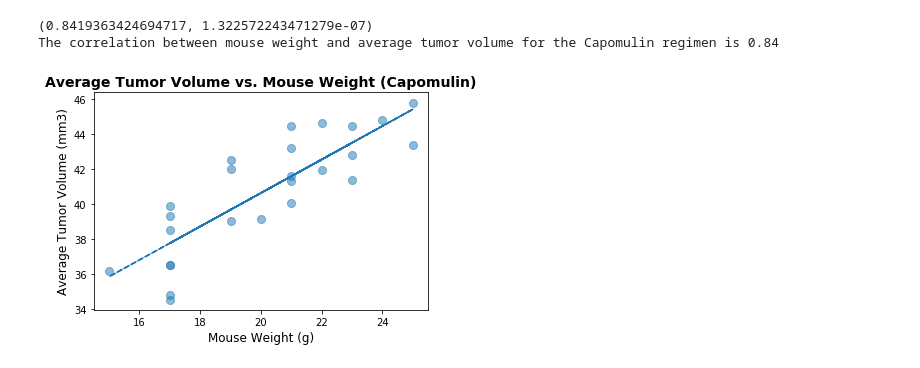
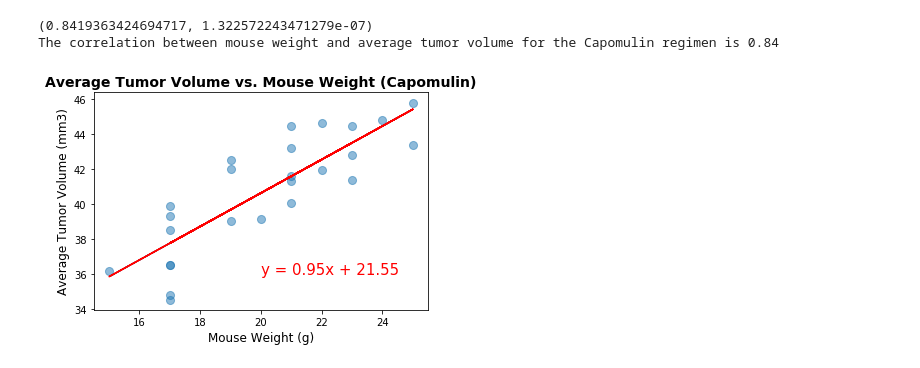
Before and after one commit to briennecole/matplotlib_challenge, a Jupyter notebook: pymaceuticals_challenge.ipynb, the cells around one changed output. Drawn from its saved outputs; the diff is of its cells as text; code cells hidden in the pictures.

```diff
--- a/pymaceuticals_challenge.ipynb
+++ b/pymaceuticals_challenge.ipynb
@@ -365,31 +369,30 @@ The correlation between mouse weight and average tumor volume for the Capomulin
 # %%
 # Linear Regression Model
 tv_slope, tv_int, tv_r, tv_p, tv_std_err = st.linregress(weight, avg_vol)
 #tv_slope, tv_int, tv_r, tv_p, tv_std_err
 
 # Create equation of line to calculate predicted violent crime rate
 # example : vc_fit = vc_slope * year + vc_int
 
 tv_line = tv_slope * weight + tv_int
 
-# tv_line
+# Plot Original Scatter
 
 plt.scatter(weight, avg_vol, s=65, alpha=.5)
 plt.plot(weight, tv_line, "--")
 plt.xlabel('Mouse Weight (g)', fontsize=12)
 plt.ylabel('Average Tumor Volume (mm3)', fontsize=12)
 plt.title('Average Tumor Volume vs. Mouse Weight (Capomulin)', fontsize=14, fontweight="bold")
 
-# x_values = weight
-# y_values = avg_vol
-# (slope, intercept, rvalue, pvalue, stderr) = linregress(x_values, y_values)
-# regress_values = x_values * slope + intercept
+# Plot Regression Line
+x_values = weight
+y_values = avg_vol
+regress_values = x_values * tv_slope + tv_int
 line_eq = "y = " + str(round(tv_slope,2)) + "x + " + str(round(tv_int,2))
-# plt.scatter(x_values,y_values)
-# plt.plot(x_values,regress_values,"r-")
-# plt.annotate(line_eq,(4,40),fontsize=15,color="red")
-# plt.xlabel('Rooms in House')
-# plt.ylabel('Median House Prices ($1000)')
+#plt.scatter(x_values,y_values)
+plt.annotate(line_eq,(20,36),fontsize=15,color="red")
+plt.plot(x_values,regress_values,"r-")
+
 plt.show()
 # %% [output]
-[figure, old version]
+[figure, new version]
```
Also changed, not shown: parts of 5 cells of this notebook.
